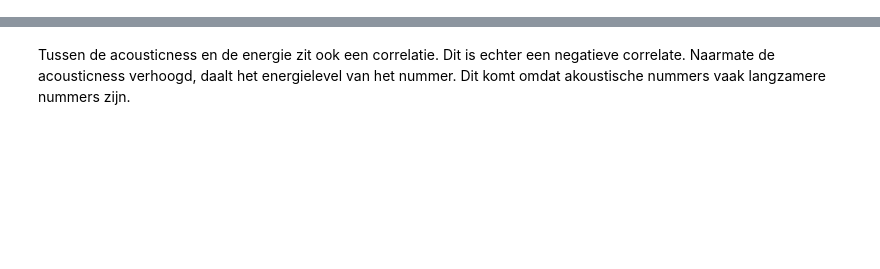
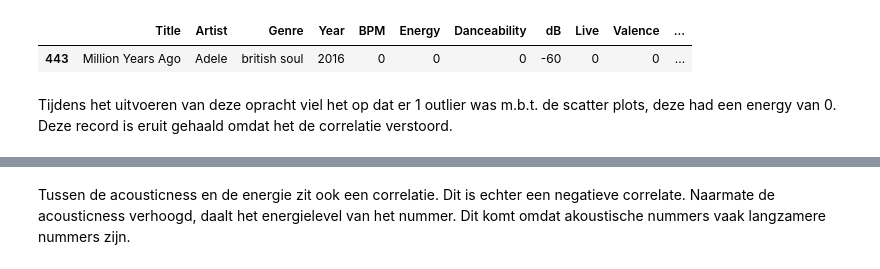
Before and after one commit to Julietvb/Data-science, a Jupyter notebook: Portfolio assignment 10.ipynb, the cells around one changed output, grey strips where cells are left out. Saved outputs shown, nothing was run; the diff lists cells and outputs as text; code cells hidden in the pictures; blank space fills up the shorter version.

```diff
--- a/Portfolio assignment 10.ipynb
+++ b/Portfolio assignment 10.ipynb
@@ -3,3 +3,10 @@ import seaborn as sns
 import pandas as pd
 # %%
 songs = pd.read_csv('songs.csv', index_col='Unnamed: 0', quotechar="`")
+# %%
+songs[songs.Energy == 0]
+# %% [output]
+|  | Title | Artist | Genre | Year | BPM | Energy | Danceability | dB | Live | Valence | ... |
+| 443 | Million Years Ago | Adele | british soul | 2016 | 0 | 0 | 0 | -60 | 0 | 0 | ... |
+# %% [markdown]
+Tijdens het uitvoeren van deze opracht viel het op dat er 1 outlier was m.b.t. de scatter plots, deze had een energy van 0. Deze record is eruit gehaald omdat het de correlatie verstoord.
```
Also changed, not shown: parts of 6 cells of this notebook, 4 other files.
